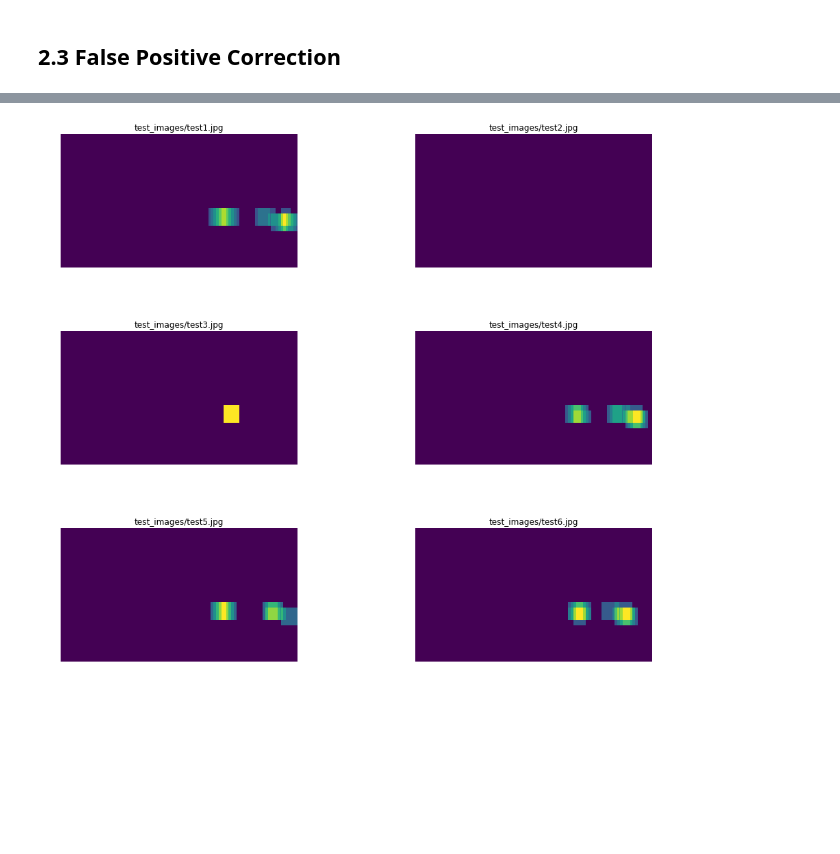
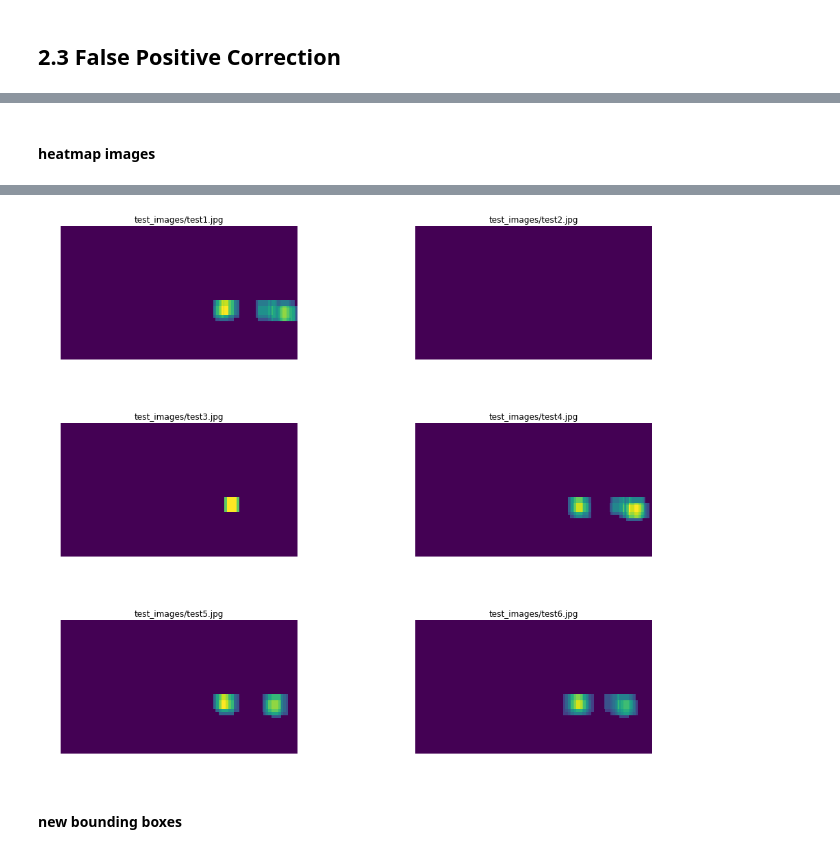
Before and after one commit to aditbiswas1/P5-Vehicle-Detection, a Jupyter notebook: Report.ipynb, the cells around one changed output, grey strips where cells are left out. Drawn from its saved outputs; the diff is of its cells as text; code cells hidden in the pictures; blank space fills up the shorter version.

```diff
--- a/Report.ipynb
+++ b/Report.ipynb
@@ -385,7 +394,7 @@ plt.axis('off')
 [figure]
 # %%
 windows = slide_window(image, x_start_stop=[None, None], y_start_stop=[400, 600],
-                    xy_window=(96, 96), xy_overlap=(0.85, 0.7))
+                    xy_window=(96, 96), xy_overlap=(0.5, 0.5))
 # %%
 window_img = draw_boxes(image, windows, color=(0, 0, 255), thick=6)
 plt.imshow(window_img)
@@ -451,7 +459,7 @@ gs = gridspec.GridSpec(3, 2, top=1., bottom=0., right=0.8, left=0., hspace=0.,
 for i,test_im in enumerate(test_images[:-1]):
     im = imread_rgb(test_im)
     ax = plt.subplot(gs[i])
-    show_im, hot = find_cars_basic(im, xy_window=(96,96), xy_overlap=(0.85, 0.7), x_start_stop=[640,None])
+    show_im, hot = find_cars_basic(im, xy_window=(96,96), xy_overlap=(0.7, 0.7), x_start_stop=[None,None])
     plt.imshow(show_im)
     ax.set_title(test_im)
     ax.axis('off')
@@ -460,5 +468,2 @@ for i,test_im in enumerate(test_images[:-1]):
 # %%
 image = imread_rgb('test_images/test4.jpg')
-# %%
-%%time
-im  = find_cars_basic(image, xy_window=(96,96), xy_overlap=(0.85, 0.7), x_start_stop=[None,None])
@@ -507,15 +531,23 @@ def draw_labeled_bboxes(img, labels):
     return img
 # %%
 from scipy.ndimage.measurements import label
-def find_car_heatmap(image, thresh=2, xy_window=(96,96), xy_overlap=(0.85, 0.7), x_start_stop=[None, None]):
+def find_car_heatmap(image, thresh=2):
     heat = np.zeros_like(image[:,:,0]).astype(np.float)
-    all_detected, hot_windows = find_cars_basic(image, xy_window=xy_window, xy_overlap=xy_overlap , x_start_stop=x_start_stop)
+    _im, hot_80 = find_cars_basic(image, xy_window=(80,80), xy_overlap=(0.8, 0.6), x_start_stop=[None,None])
+    _im, hot_96 = find_cars_basic(image, xy_window=(96,96), xy_overlap=(0.7, 0.6), x_start_stop=[None,None])
+    _im, hot_112 = find_cars_basic(image, xy_window=(112,112), xy_overlap=(0.7, 0.6), x_start_stop=[None,None])
+    _im, hot_128 = find_cars_basic(image, xy_window=(128,128), xy_overlap=(0.7, 0.7), x_start_stop=[None,None])
 
+    hot_windows  = []
+    hot_windows.extend(hot_80)
+    hot_windows.extend(hot_96)
+    hot_windows.extend(hot_112)
+    hot_windows.extend(hot_128)
     # Add heat to each box in box list
     heat = add_heat(heat, hot_windows)
 
     # Apply threshold to help remove false positives
-    heat = apply_threshold(heat,1)
+    heat = apply_threshold(heat,2)
 
     # Visualize the heatmap when displaying
     heatmap = np.clip(heat, 0, 255)
@@ -523,7 +555,9 @@ def find_car_heatmap(image, thresh=2, xy_window=(96,96), xy_overlap=(0.85, 0.7),
 
     labels = label(heatmap)
     draw_img = draw_labeled_bboxes(np.copy(image), labels)
-    return all_detected, heatmap, draw_img
+    return heatmap, draw_img
+# %% [markdown]
+#### heatmap images
 # %%
 %%time
 import matplotlib.gridspec as gridspec
@@ -536,7 +570,7 @@ gs = gridspec.GridSpec(3, 2, top=1., bottom=0., right=0.8, left=0., hspace=0.,
 for i,test_im in enumerate(test_images):
     im = imread_rgb(test_im)
     ax = plt.subplot(gs[i])
-    all_detections, heatmap, final = find_car_heatmap(im)
+    heatmap, final = find_car_heatmap(im)
     plt.imshow(heatmap)
     ax.set_title(test_im)
     ax.axis('off')
@@ -546,4 +580,6 @@ Wall time: 14.4 s
-[figure, old version]
+[figure, new version]
+# %% [markdown]
+#### new bounding boxes
 # %%
 import matplotlib.gridspec as gridspec
 
```
Also changed, not shown: parts of 15 cells of this notebook, 8 other files.
